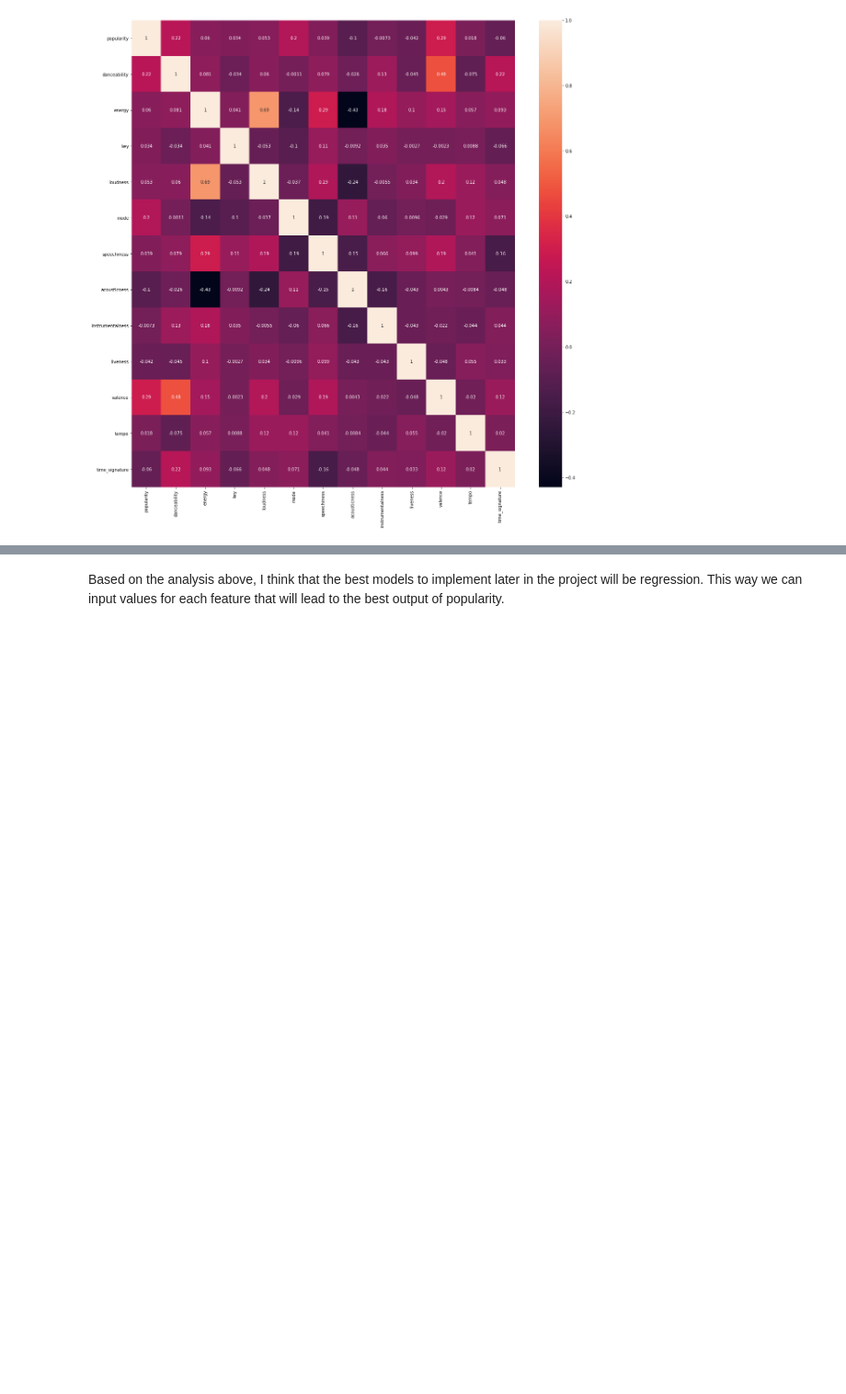
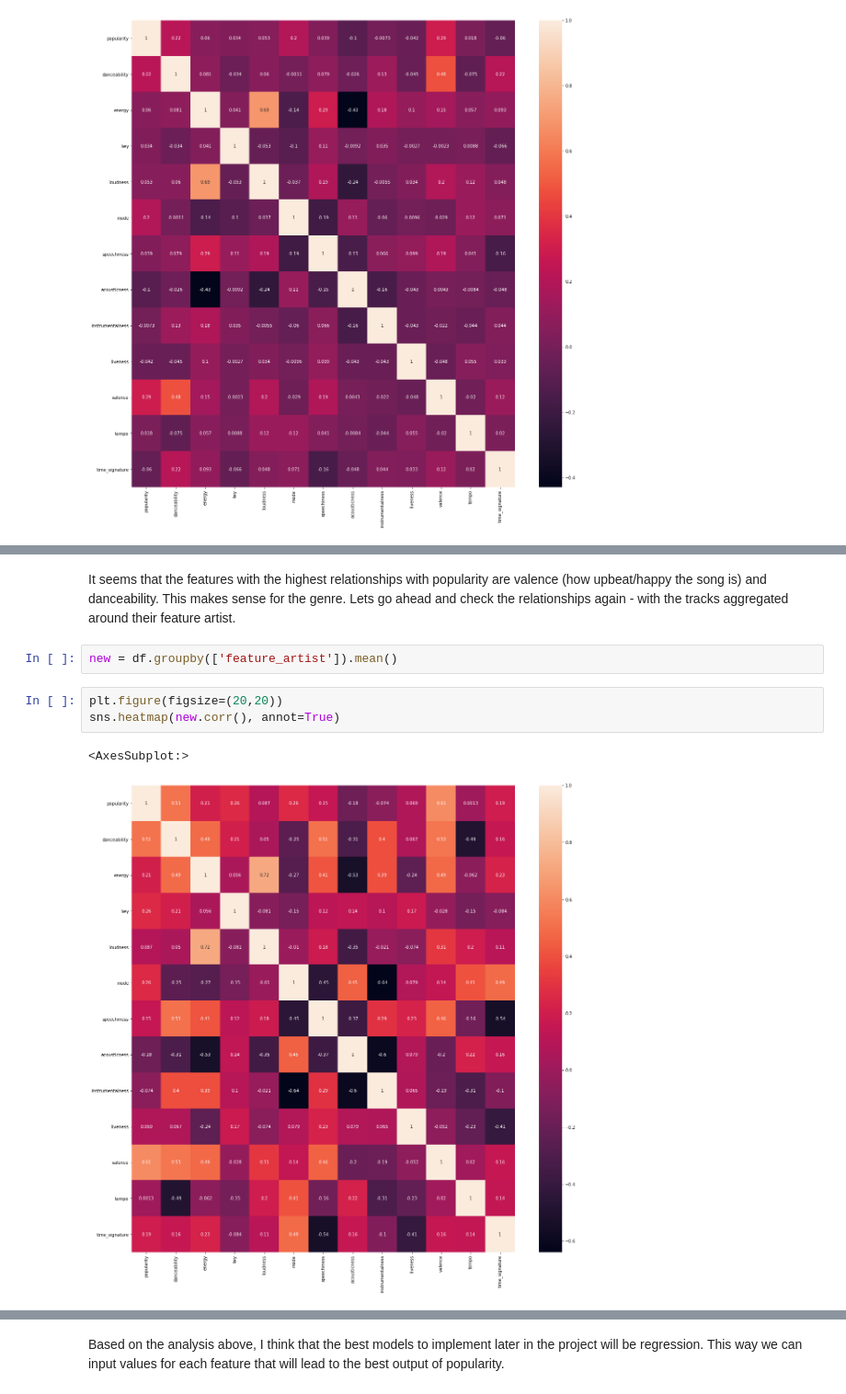
Before and after one commit to KnudsenNathan/SpringBoard, a Jupyter notebook: Capstone_3_Spotify_EDA.ipynb, the cells around one changed output, grey strips where cells are left out. Shown at 92% size. Saved outputs shown, nothing was run; the diff lists cells and outputs as text; blank space fills up the shorter version.

```diff
--- a/Capstone_3_Spotify_EDA.ipynb
+++ b/Capstone_3_Spotify_EDA.ipynb
@@ -99,0 +51,10 @@ df.to_csv('capstone3_data.csv')
+# %% [markdown]
+It seems that the features with the highest relationships with popularity are valence (how upbeat/happy the song is) and danceability. This makes sense for the genre. Lets go ahead and check the relationships again - with the tracks aggregated around their feature artist.
+# %%
+new = df.groupby(['feature_artist']).mean()
+# %%
+plt.figure(figsize=(20,20))
+sns.heatmap(new.corr(), annot=True)
+# %% [output]
+<AxesSubplot:>
+[figure, added]
```
Also changed, not shown: parts of 24 cells of this notebook.
